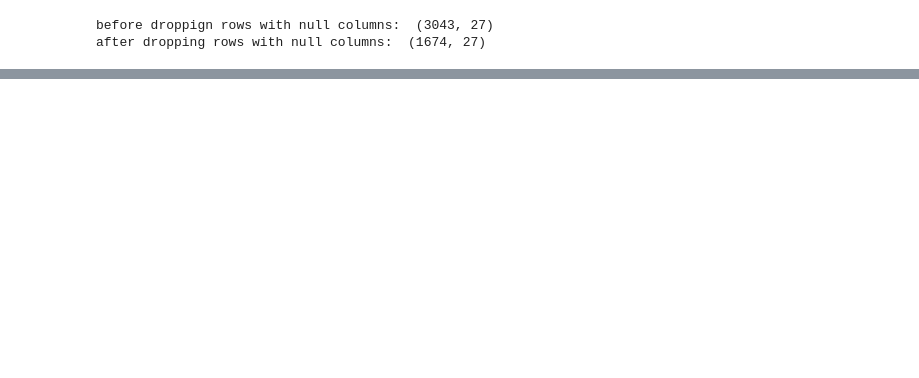
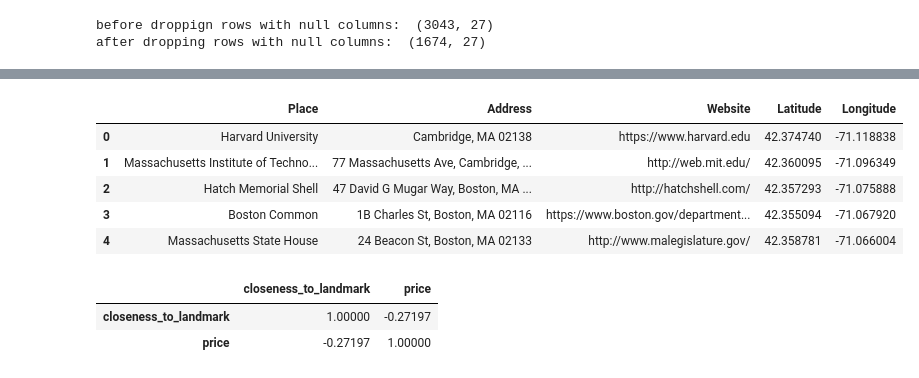
Before and after one commit to Fabrizio-Andrew/Vacation-Rental-Pricing-Estimator, a Jupyter notebook: experimentation/eda2.ipynb, the cells around one changed output, grey strips where cells are left out. Drawn from its saved outputs; the diff is of its cells as text; code cells hidden in the pictures; blank space fills up the shorter version.

```diff
--- a/experimentation/eda2.ipynb
+++ b/experimentation/eda2.ipynb
@@ -113,0 +117,9 @@ print("after processing", df_none_null.shape)
+# %%
+sites_data.head()
+# %% [output]
+|  | Place | Address | Website | Latitude | Longitude |
+| 0 | Harvard University | Cambridge, MA 02138 | https://www.harvard.edu | 42.374740 | -71.118838 |
+| 1 | Massachusetts Institute of Techno... | 77 Massachusetts Ave, Cambridge, ... | http://web.mit.edu/ | 42.360095 | -71.096349 |
+| 2 | Hatch Memorial Shell | 47 David G Mugar Way, Boston, MA ... | http://hatchshell.com/ | 42.357293 | -71.075888 |
+| 3 | Boston Common | 1B Charles St, Boston, MA 02116 | https://www.boston.gov/department... | 42.355094 | -71.067920 |
+| 4 | Massachusetts State House | 24 Beacon St, Boston, MA 02133 | http://www.malegislature.gov/ | 42.358781 | -71.066004 |
@@ -113,0 +157,8 @@ print("after processing", df_none_null.shape)
+# %%
+outlier_removed = df_none_null[(np.abs(stats.zscore(df_none_null['price'])) < 3)]
+interested_var_df = outlier_removed[["closeness_to_landmark", "price"]]
+interested_var_df.corr()
+# %% [output]
+|  | closeness_to_landmark | price |
+| closeness_to_landmark | 1.00000 | -0.27197 |
+| price | -0.27197 | 1.00000 |
```
Also changed, not shown: parts of 9 cells of this notebook, 1 other file.
